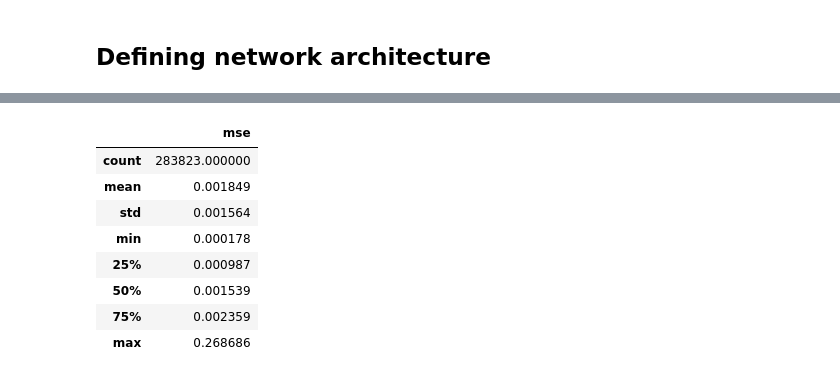
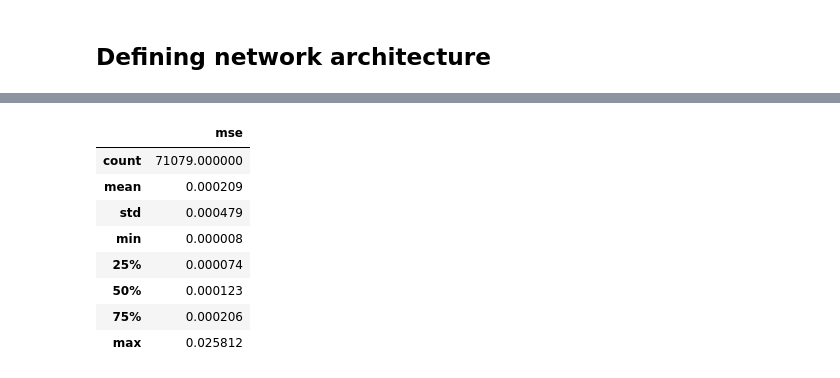
Before and after one commit to AndyB66/anomaly-detection-autoencoders, a Jupyter notebook: 03_autoencoding_dataset.ipynb, the cells around one changed output, grey strips where cells are left out. Cells and saved outputs as stored; diff of their text form; code cells hidden in the pictures.

```diff
--- a/03_autoencoding_dataset.ipynb
+++ b/03_autoencoding_dataset.ipynb
@@ -7,7 +15,7 @@ In more complex problems, the network architecture has to be deeper, as the rela
 
 import pandas as pd
 
-transactions_df = pd.read_csv(
-    "./dataset/creditcardfraud/creditcard.csv")
-transactions_df.head().T
+transactions_df = pd.read_csv("./dataset/creditcardfraud/creditcard.zip",
+                              compression="zip")
+transactions_df.head()
 # %% [output]
@@ -101,18 +125,18 @@ Epoch 100/100
 # %%
 from keras.losses import mean_squared_error
 from keras import backend as K
 
-mse = K.eval(mean_squared_error(X_test,
-                                autoencoder.predict(X_test)))
-mse_df = pd.DataFrame.from_dict({"mse": mse})
-mse_df.describe()
+mse_train = K.eval(mean_squared_error(X_train,
+                                      autoencoder.predict(X_train)))
+mse_train_df = pd.DataFrame.from_dict({"mse": mse})
+mse_train_df.describe()
 # %% [output]
 |  | mse |
-| count | 283823.000000 |
-| mean | 0.001849 |
-| std | 0.001564 |
-| min | 0.000178 |
-| 25% | 0.000987 |
-| 50% | 0.001539 |
-| 75% | 0.002359 |
-| max | 0.268686 |
+| count | 71079.000000 |
+| mean | 0.000209 |
+| std | 0.000479 |
+| min | 0.000008 |
+| 25% | 0.000074 |
+| 50% | 0.000123 |
+| 75% | 0.000206 |
+| max | 0.025812 |
```
Also changed, not shown: parts of 10 cells of this notebook, 1 other file.
